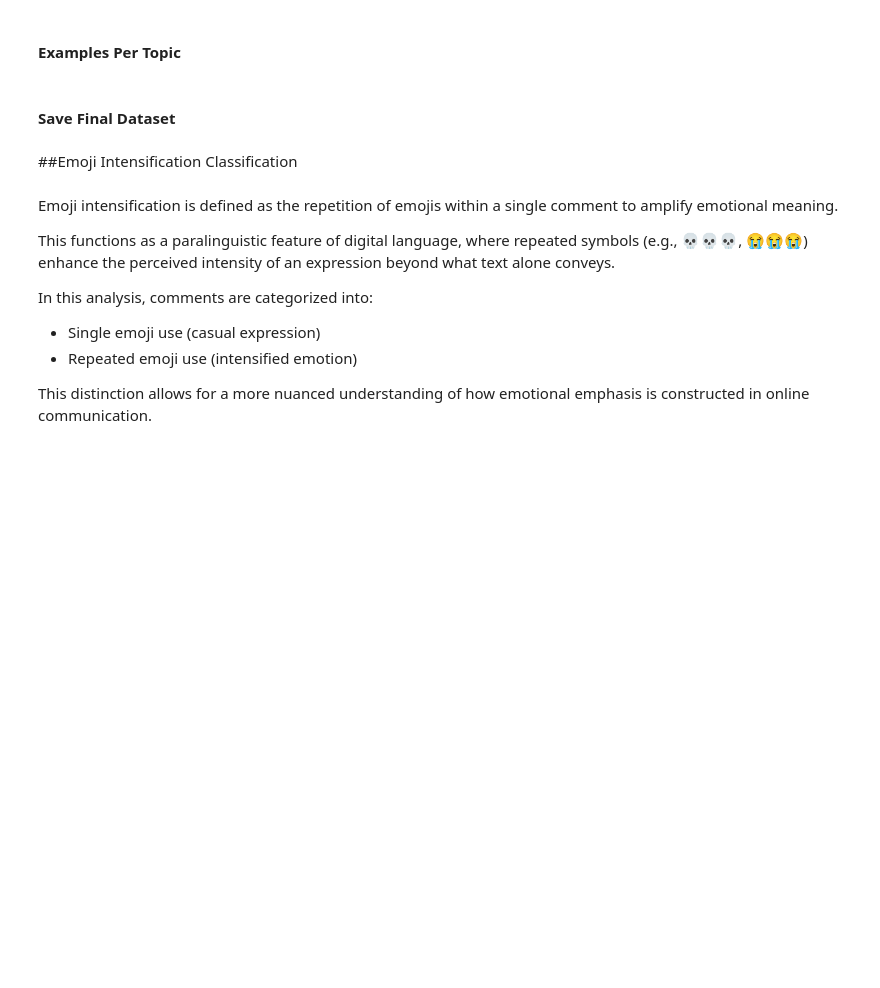
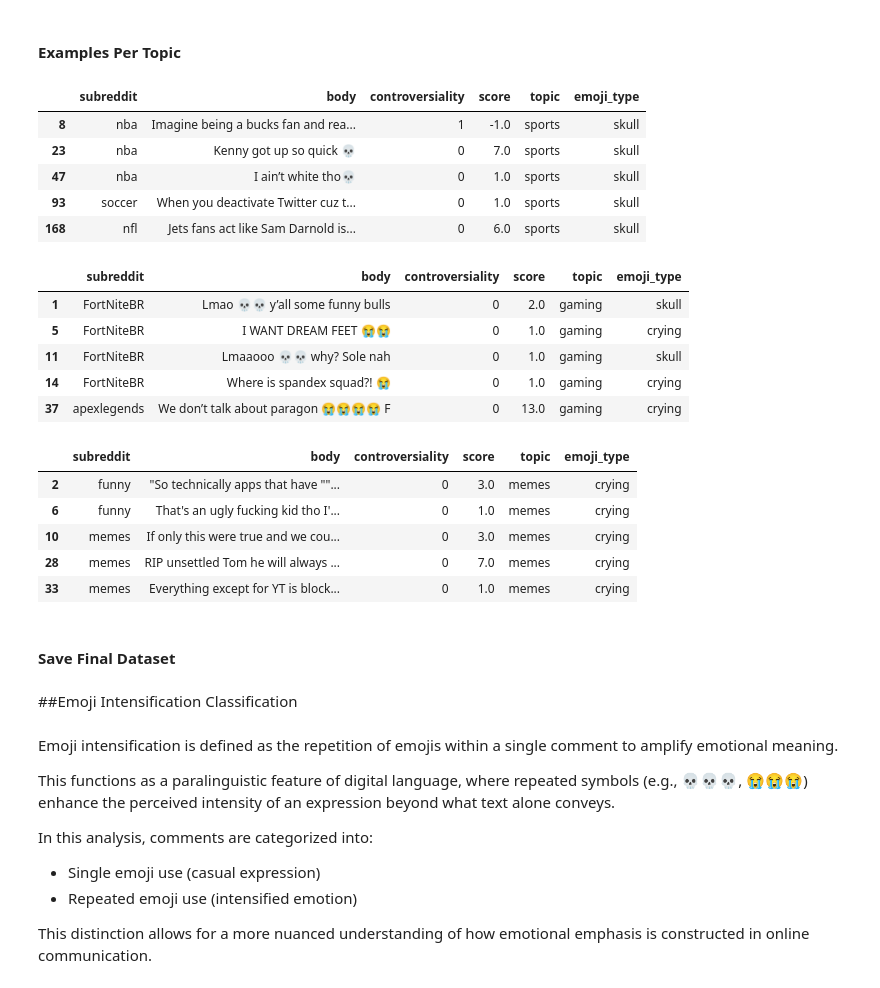
Before and after one commit to vpattangi/tone-discourse-classification, a Jupyter notebook: emoji_analysis.ipynb, the cells around one changed output. Cells and saved outputs as stored; diff of their text form; code cells hidden in the pictures; blank space fills up the shorter version.

```diff
--- a/emoji_analysis.ipynb
+++ b/emoji_analysis.ipynb
@@ -131,9 +185,29 @@ pd.crosstab(df["topic"], df["emoji_type"])
 # %% [markdown]
 #### Examples Per Topic
 # %%
-df[df["topic"] == "sports"].head(5)
-df[df["topic"] == "gaming"].head(5)
-df[df["topic"] == "memes"].head(5)
+from IPython.display import display
+display(df[df["topic"] == "sports"].head(5))
+display(df[df["topic"] == "gaming"].head(5))
+display(df[df["topic"] == "memes"].head(5))
+# %% [output]
+|  | subreddit | body | controversiality | score | topic | emoji_type |
+| 8 | nba | Imagine being a bucks fan and rea... | 1 | -1.0 | sports | skull |
+| 23 | nba | Kenny got up so quick 💀 | 0 | 7.0 | sports | skull |
+| 47 | nba | I ain’t white tho💀 | 0 | 1.0 | sports | skull |
+| 93 | soccer | When you deactivate Twitter cuz t... | 0 | 1.0 | sports | skull |
+| 168 | nfl | Jets fans act like Sam Darnold is... | 0 | 6.0 | sports | skull |
+|  | subreddit | body | controversiality | score | topic | emoji_type |
+| 1 | FortNiteBR | Lmao 💀💀 y’all some funny bulls | 0 | 2.0 | gaming | skull |
+| 5 | FortNiteBR | I WANT DREAM FEET 😭😭 | 0 | 1.0 | gaming | crying |
+| 11 | FortNiteBR | Lmaaooo 💀💀 why? Sole nah | 0 | 1.0 | gaming | skull |
+| 14 | FortNiteBR | Where is spandex squad?! 😭 | 0 | 1.0 | gaming | crying |
+| 37 | apexlegends | We don’t talk about paragon 😭😭😭😭 F | 0 | 13.0 | gaming | crying |
+|  | subreddit | body | controversiality | score | topic | emoji_type |
+| 2 | funny | "So technically apps that have ""... | 0 | 3.0 | memes | crying |
+| 6 | funny | That's an ugly fucking kid tho I'... | 0 | 1.0 | memes | crying |
+| 10 | memes | If only this were true and we cou... | 0 | 3.0 | memes | crying |
+| 28 | memes | RIP unsettled Tom he will always ... | 0 | 7.0 | memes | crying |
+| 33 | memes | Everything except for YT is block... | 0 | 1.0 | memes | crying |
 # %% [markdown]
 #### Save Final Dataset
 # %%
```
Also changed, not shown: parts of 26 cells of this notebook.
